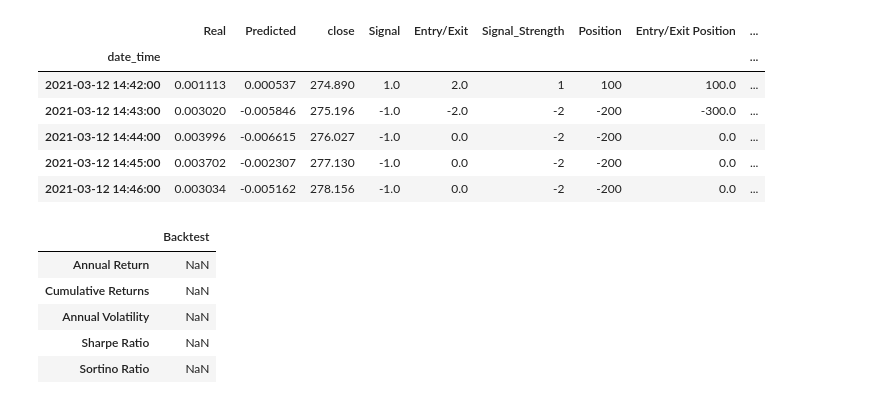
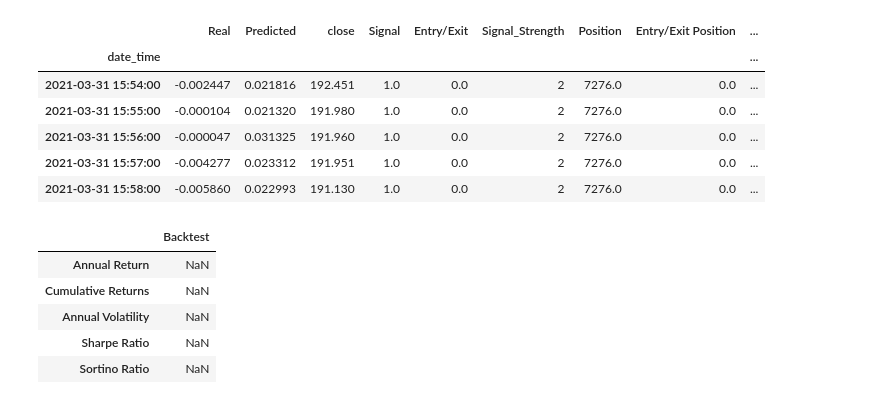
Before and after one commit to vweinblatt123/CF-Project2, a Jupyter notebook: Victor/trading_strategy.ipynb, the cells around one changed output. Cells and saved outputs as stored; diff of their text form; code cells hidden in the pictures.

```diff
--- a/Victor/trading_strategy.ipynb
+++ b/Victor/trading_strategy.ipynb
@@ -16,9 +16,9 @@ signals_df.sort_index(inplace=True)
 # %%
 signals_df['Signal'] = np.sign(signals_df['Predicted'])
 signals_df['Entry/Exit'] = signals_df['Signal'].diff()
-signals_df['Signal_Strength'] = np.where(signals_df['Predicted'] > 0.05,   2,
+signals_df['Signal_Strength'] = np.where(signals_df['Predicted'] > 0.001,   2,
                                 np.where(signals_df['Predicted'] > 0,      1,
-                                np.where(signals_df['Predicted'] > -0.05, -2,
+                                np.where(signals_df['Predicted'] > -0.001, -1,
                                 -2 )))
 signals_df.dropna(inplace=True)
 # %%
@@ -32,7 +32,7 @@ signals_df.dropna(inplace=True)
 initial_capital = float(1000000)
 
 # Set the share size
-share_size = 100
+share_size = round(initial_capital/signals_df['close'][0],0)
 
 # Take a share position based on signal_strength
 signals_df['Position'] = share_size * signals_df['Signal_Strength']
@@ -41,39 +41,39 @@ signals_df['Position'] = share_size * signals_df['Signal_Strength']
 signals_df['Entry/Exit Position'] = signals_df['Position'].diff()
 signals_df['Entry/Exit Position'][0] = signals_df['Position'][0]
 
 #signals_df['Entry/Exit Position'][0] = share_size
 
 # Multiply share price by entry/exit positions and get the cumulatively sum
 signals_df['Portfolio Holdings'] = signals_df['close'] * signals_df['Entry/Exit Position'].cumsum()
 
 # Subtract the initial capital by the portfolio holdings to get the amount of liquid cash in the portfolio
 signals_df['Portfolio Cash'] = initial_capital - (signals_df['close'] * signals_df['Entry/Exit Position']).cumsum()
 
 # Get the total portfolio value by adding the cash amount by the portfolio holdings (or investments)
 signals_df['Portfolio Total'] = signals_df['Portfolio Cash'] + signals_df['Portfolio Holdings']
 
 # Calculate the portfolio daily returns
 signals_df['Portfolio Daily Returns'] = signals_df['Portfolio Total'].pct_change()
 
 # Calculate the cumulative portfolio returns
 signals_df['Portfolio Cumulative Returns'] = (1 + signals_df['Portfolio Daily Returns']).cumprod() - 1
 
 # Calculate the stock daily returns
 signals_df['Stock Daily Returns'] = signals_df['close'].pct_change()
 
 # Calculate the cumulative stock returns
 signals_df['Stock Cumulative Returns'] = (1 + signals_df['Stock Daily Returns']).cumprod() - 1
 
 # Print the DataFrame
-signals_df.head()
+signals_df.tail()
 # %% [output]
 |  | Real | Predicted | close | Signal | Entry/Exit | Signal_Strength | Position | Entry/Exit Position | ... |
 | date_time |  |  |  |  |  |  |  |  | ... |
-| 2021-03-12 14:42:00 | 0.001113 | 0.000537 | 274.890 | 1.0 | 2.0 | 1 | 100 | 100.0 | ... |
-| 2021-03-12 14:43:00 | 0.003020 | -0.005846 | 275.196 | -1.0 | -2.0 | -2 | -200 | -300.0 | ... |
-| 2021-03-12 14:44:00 | 0.003996 | -0.006615 | 276.027 | -1.0 | 0.0 | -2 | -200 | 0.0 | ... |
-| 2021-03-12 14:45:00 | 0.003702 | -0.002307 | 277.130 | -1.0 | 0.0 | -2 | -200 | 0.0 | ... |
-| 2021-03-12 14:46:00 | 0.003034 | -0.005162 | 278.156 | -1.0 | 0.0 | -2 | -200 | 0.0 | ... |
+| 2021-03-31 15:54:00 | -0.002447 | 0.021816 | 192.451 | 1.0 | 0.0 | 2 | 7276.0 | 0.0 | ... |
+| 2021-03-31 15:55:00 | -0.000104 | 0.021320 | 191.980 | 1.0 | 0.0 | 2 | 7276.0 | 0.0 | ... |
+| 2021-03-31 15:56:00 | -0.000047 | 0.031325 | 191.960 | 1.0 | 0.0 | 2 | 7276.0 | 0.0 | ... |
+| 2021-03-31 15:57:00 | -0.004277 | 0.023312 | 191.951 | 1.0 | 0.0 | 2 | 7276.0 | 0.0 | ... |
+| 2021-03-31 15:58:00 | -0.005860 | 0.022993 | 191.130 | 1.0 | 0.0 | 2 | 7276.0 | 0.0 | ... |
 # %%
 # Prepare DataFrame for metrics
 metrics = [
```
Also changed, not shown: parts of 3 cells of this notebook, 2 other files.
